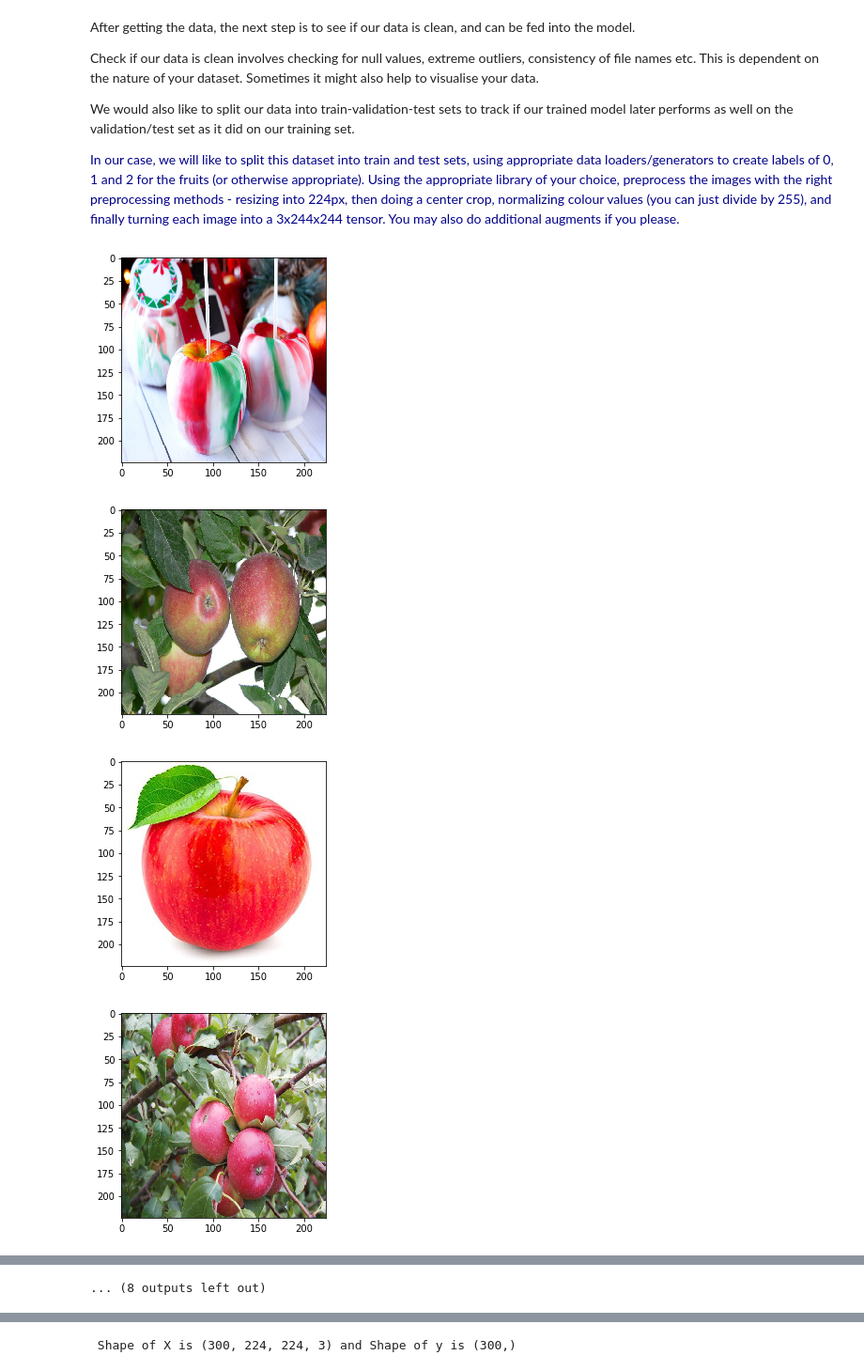
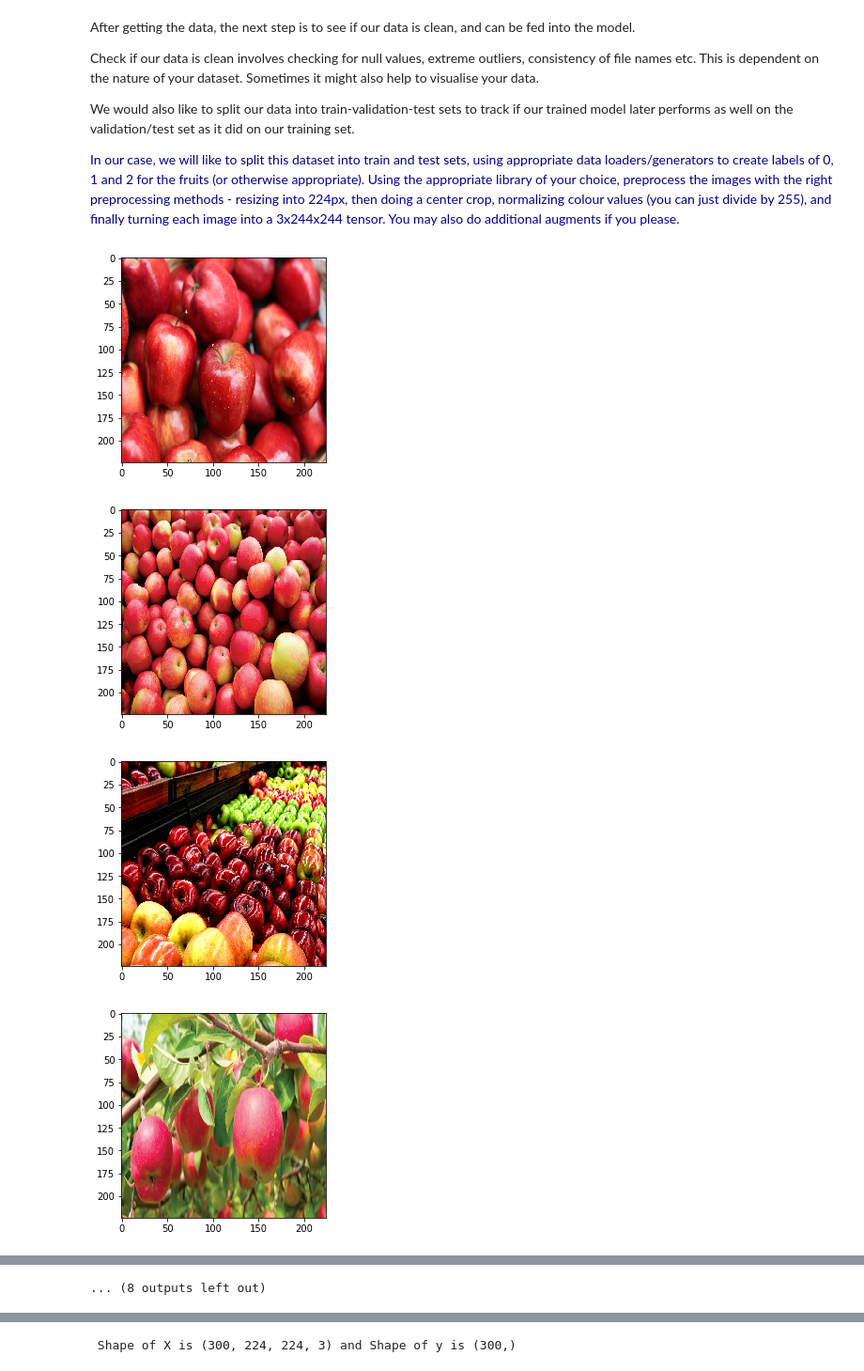
Before and after one commit to hanifa2102/AIAP-Week6, a Jupyter notebook: week6.ipynb, the cells around one changed output, grey strips where cells are left out. Shown at 94% size. Drawn from its saved outputs; the diff is of its cells as text; code cells hidden in the pictures.

```diff
--- a/week6.ipynb
+++ b/week6.ipynb
@@ -78,19 +83,20 @@ We would also like to split our data into train-validation-test sets to track if
 
 <font color=darkblue>In our case, we will like to split this dataset into train and test sets, using appropriate data loaders/generators to create labels of 0, 1 and 2 for the fruits (or otherwise appropriate). Using the appropriate library of your choice, preprocess the images with the right preprocessing methods - resizing into 224px, then doing a center crop, normalizing colour values (you can just divide by 255), and finally turning each image into a 3x244x244 tensor. You may also do additional augments if you please.</font>
 # %%
-preProcess.loadAllImages()
+img_dir='/home/jupyter/AIAP-Week6/src/downloads/'
+preProcess.loadAllImages(img_dir)
 allImg=preProcess.allImg
 # plt.figure(figsize=(20,10))
 for i,instance in enumerate(allImg):
     if(i%15==0): #Just showing random images
         img=cv2.resize(cv2.imread(instance),(224,224),interpolation=cv2.INTER_CUBIC)
         RGB_img = cv2.cvtColor(img, cv2.COLOR_BGR2RGB)
 #         img=plt.imread(instance)
 #         plt.subplot(2,5,i+1)
         plt.imshow(RGB_img)
         plt.show()
 # %% [output]
-[figure, old version]
+[figure, new version]
-[figure, old version]
+[figure, new version]
-[figure, old version]
+[figure, new version]
-[figure, old version]
+[figure, new version]
```
Also changed, not shown: parts of 26 cells of this notebook, 2 other files.
